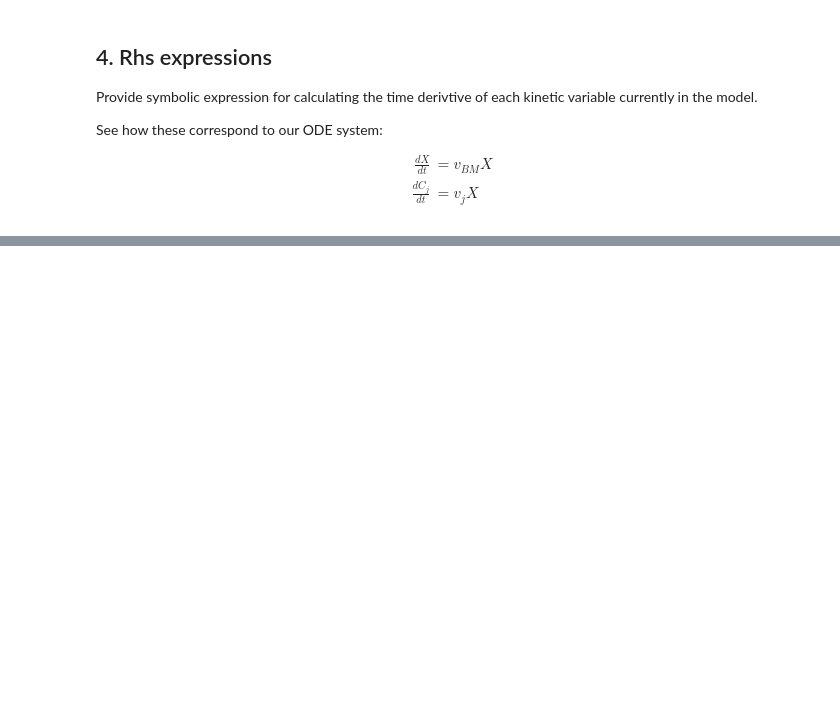
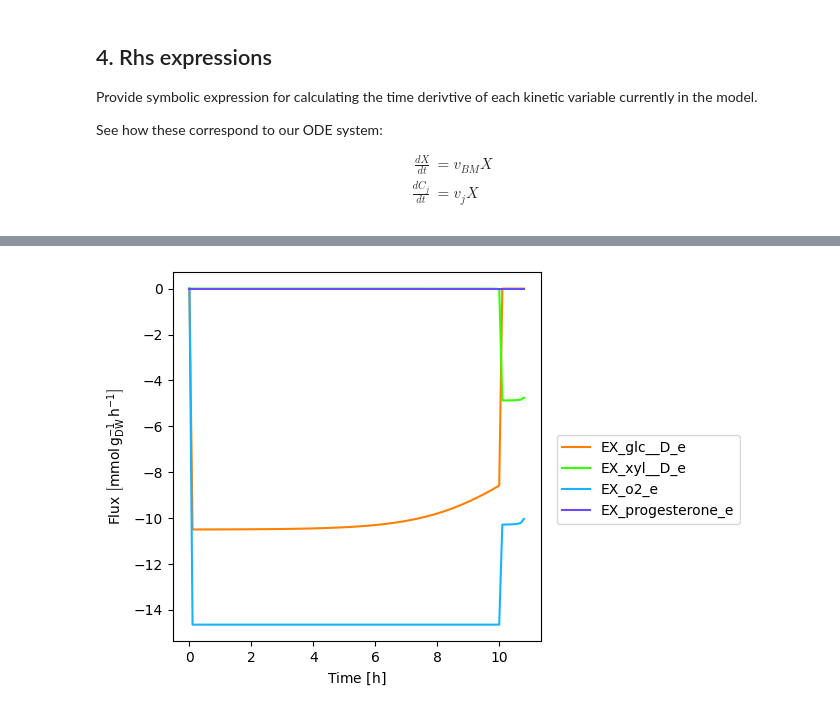
Before and after one commit to 27410/27410-group-assigment-group_3, a Jupyter notebook: misc/Bertram/Test_DFBA.ipynb, the cells around one changed output, grey strips where cells are left out. Cells and saved outputs as stored; diff of their text form; code cells hidden in the pictures; blank space fills up the shorter version.

```diff
--- a/misc/Bertram/Test_DFBA.ipynb
+++ b/misc/Bertram/Test_DFBA.ipynb
@@ -101,0 +250,4 @@ dfba_model.add_rhs_expression("Ethanol", v_E * 46.06844/1000 * X)
+# %%
+plot_trajectories(trajectories)
+# %% [output]
+[figure, added]
```
Also changed, not shown: parts of 27 cells of this notebook.
